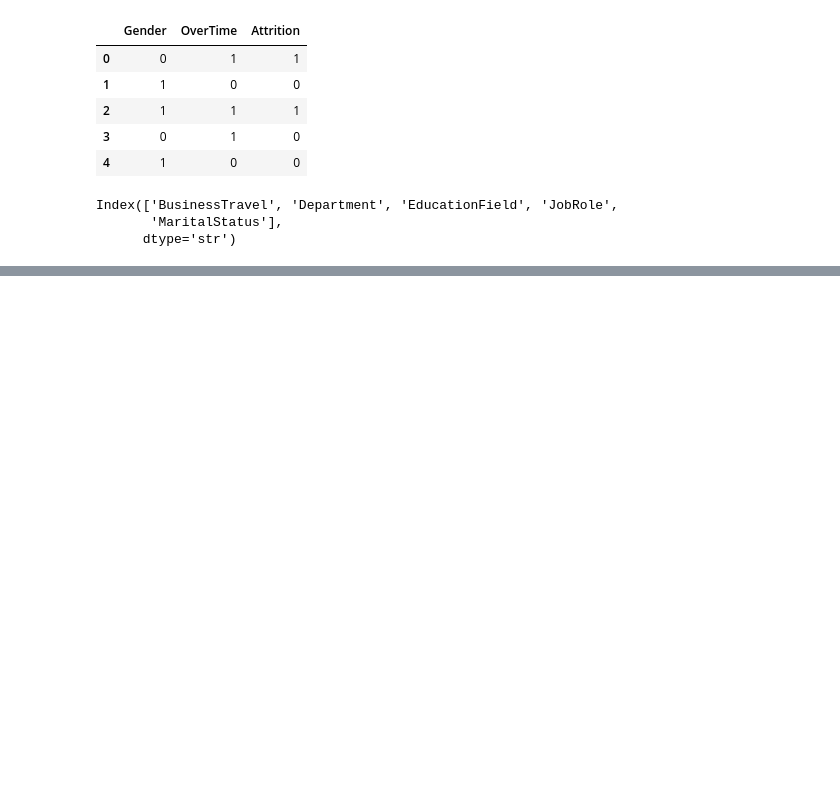
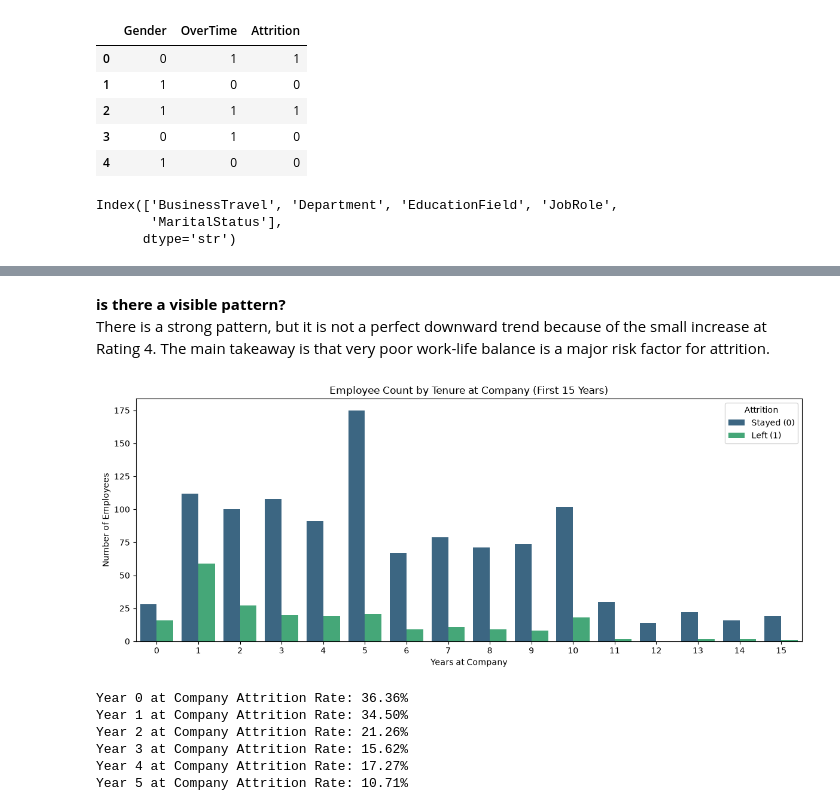
Before and after one commit to Susheyyy/ML-Projects, a Jupyter notebook: Week 2/Employee-Attrition-Prediction.ipynb, the cells around one changed output, grey strips where cells are left out. Cells and saved outputs as stored; diff of their text form; code cells hidden in the pictures; blank space fills up the shorter version.

```diff
--- a/Week 2/Employee-Attrition-Prediction.ipynb
+++ b/Week 2/Employee-Attrition-Prediction.ipynb
@@ -182,0 +202,26 @@ gb.fit(X_train,y_train)
+# %% [markdown]
+**is there a visible pattern?**
+There is a strong pattern, but it is not a perfect downward trend because of the small increase at Rating 4. The main takeaway is that very poor work-life balance is a major risk factor for attrition.
+# %%
+plt.figure(figsize=(12, 5))
+
+sns.countplot(data=df[df["YearsAtCompany"] <= 15], x="YearsAtCompany", hue="Attrition", palette="viridis")
+plt.title("Employee Count by Tenure at Company (First 15 Years)")
+plt.xlabel("Years at Company")
+plt.ylabel("Number of Employees")
+plt.legend(title="Attrition", labels=["Stayed (0)", "Left (1)"])
+plt.tight_layout()
+plt.savefig("charts/attrition_vs_years_at_company.png")
+plt.show()
+
+tenure_rates = df.groupby("YearsAtCompany")["Attrition"].mean() * 100
+for year in range(6):
+    print(f"Year {year} at Company Attrition Rate: {tenure_rates.get(year, 0):.2f}%")
+# %% [output]
+[figure, added]
+Year 0 at Company Attrition Rate: 36.36%
+Year 1 at Company Attrition Rate: 34.50%
+Year 2 at Company Attrition Rate: 21.26%
+Year 3 at Company Attrition Rate: 15.62%
+Year 4 at Company Attrition Rate: 17.27%
+Year 5 at Company Attrition Rate: 10.71%
```
Also changed, not shown: parts of 23 cells of this notebook.
